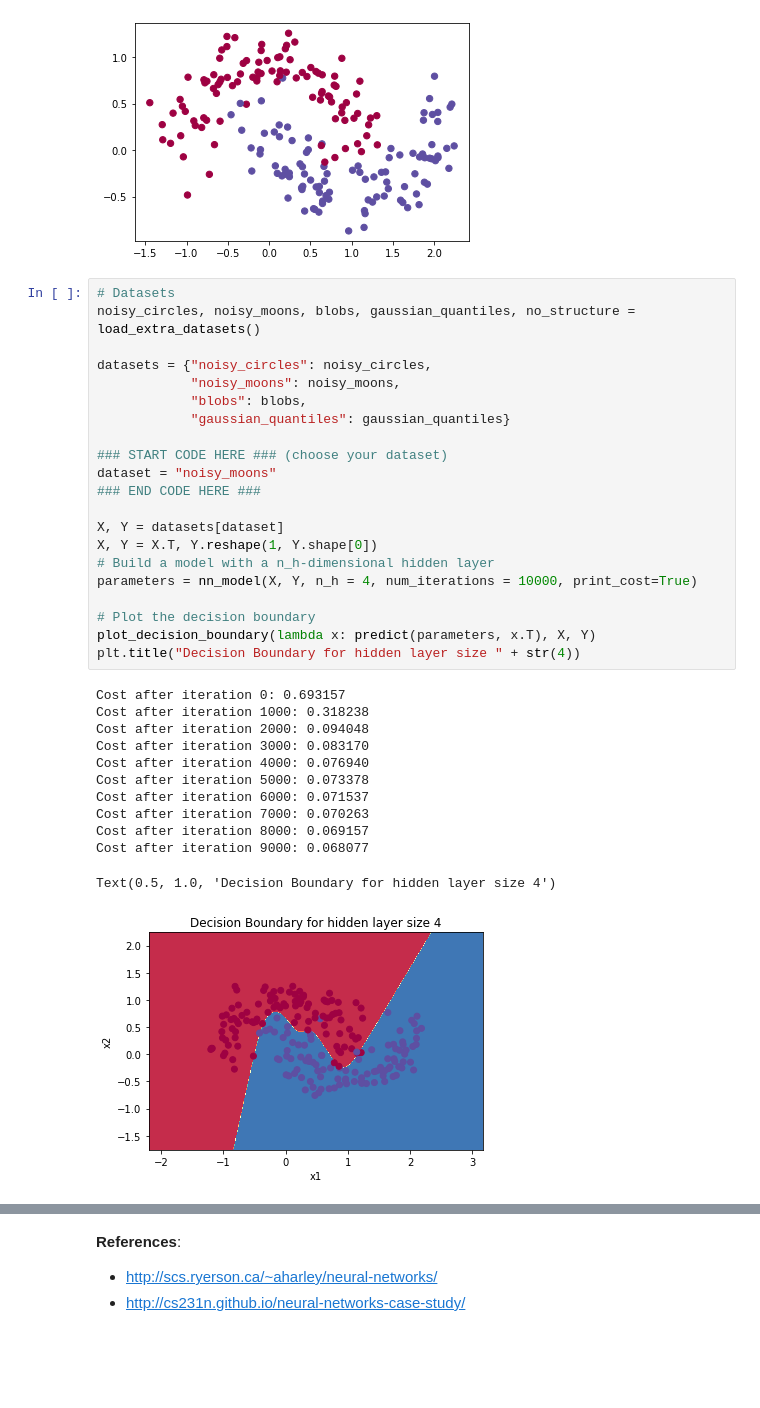
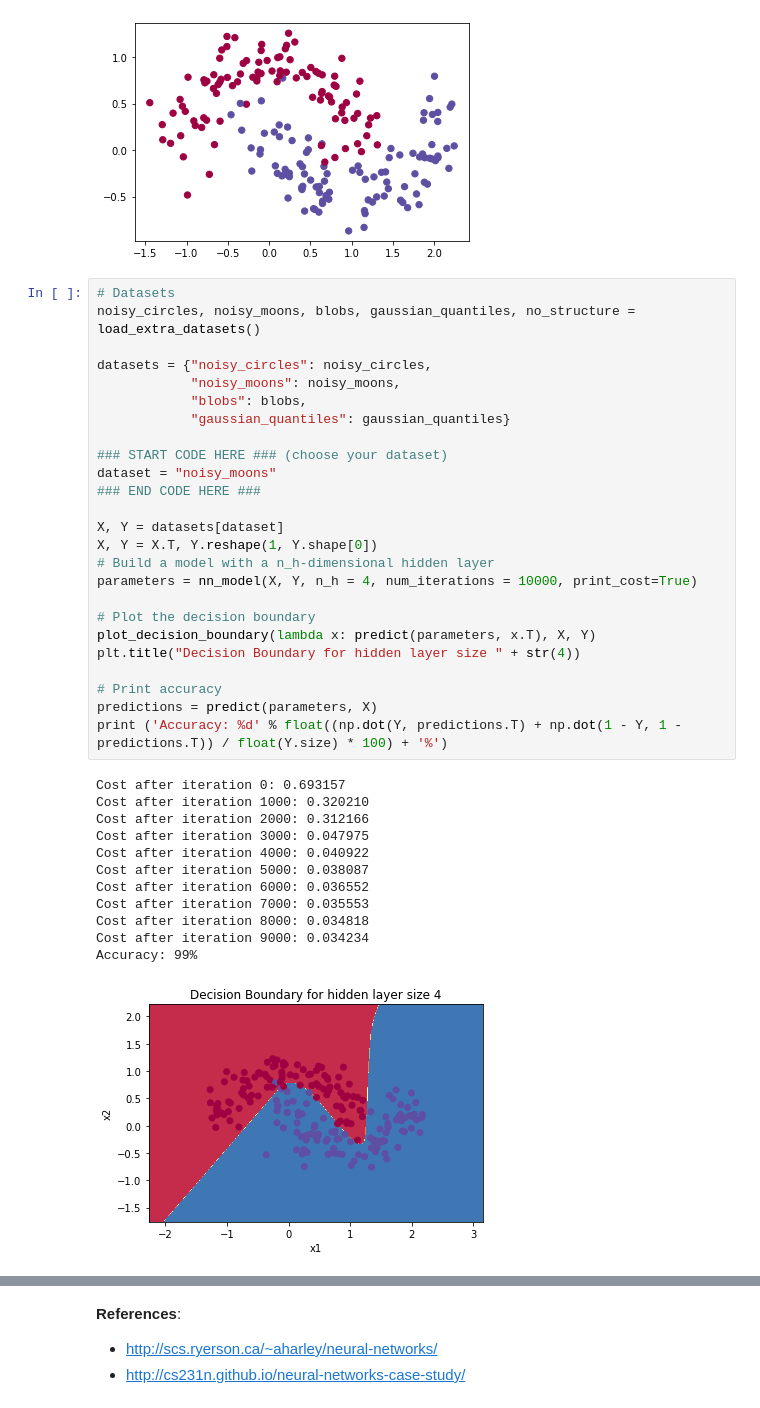
Before and after one commit to axiom-of-choice/Deep-Learning-Specialization, a Jupyter notebook: C1_Neural_Networks_and_Deep_Learning/W3_Shallow_Neural_Networks/Planar_data_classification_with_one_hidden_layer.ipynb, the cells around one changed output, grey strips where cells are left out. Cells and saved outputs as stored; diff of their text form; blank space fills up the shorter version.

```diff
--- a/C1_Neural_Networks_and_Deep_Learning/W3_Shallow_Neural_Networks/Planar_data_classification_with_one_hidden_layer.ipynb
+++ b/C1_Neural_Networks_and_Deep_Learning/W3_Shallow_Neural_Networks/Planar_data_classification_with_one_hidden_layer.ipynb
@@ -1084,35 +1084,39 @@ plt.scatter(X[0, :], X[1, :], c=Y, s=40, cmap=plt.cm.Spectral);
 # %%
 # Datasets
 noisy_circles, noisy_moons, blobs, gaussian_quantiles, no_structure = load_extra_datasets()
 
 datasets = {"noisy_circles": noisy_circles,
             "noisy_moons": noisy_moons,
             "blobs": blobs,
             "gaussian_quantiles": gaussian_quantiles}
 
 ### START CODE HERE ### (choose your dataset)
 dataset = "noisy_moons"
 ### END CODE HERE ###
 
 X, Y = datasets[dataset]
 X, Y = X.T, Y.reshape(1, Y.shape[0])
 # Build a model with a n_h-dimensional hidden layer
 parameters = nn_model(X, Y, n_h = 4, num_iterations = 10000, print_cost=True)
 
 # Plot the decision boundary
 plot_decision_boundary(lambda x: predict(parameters, x.T), X, Y)
 plt.title("Decision Boundary for hidden layer size " + str(4))
+
+# Print accuracy
+predictions = predict(parameters, X)
+print ('Accuracy: %d' % float((np.dot(Y, predictions.T) + np.dot(1 - Y, 1 - predictions.T)) / float(Y.size) * 100) + '%')
 # %% [output]
 Cost after iteration 0: 0.693157
-Cost after iteration 1000: 0.318238
-Cost after iteration 2000: 0.094048
-Cost after iteration 3000: 0.083170
-Cost after iteration 4000: 0.076940
-Cost after iteration 5000: 0.073378
-Cost after iteration 6000: 0.071537
-Cost after iteration 7000: 0.070263
-Cost after iteration 8000: 0.069157
-Cost after iteration 9000: 0.068077
+Cost after iteration 1000: 0.320210
+Cost after iteration 2000: 0.312166
+Cost after iteration 3000: 0.047975
+Cost after iteration 4000: 0.040922
+Cost after iteration 5000: 0.038087
+Cost after iteration 6000: 0.036552
+Cost after iteration 7000: 0.035553
+Cost after iteration 8000: 0.034818
+Cost after iteration 9000: 0.034234
+Accuracy: 99%
-Text(0.5, 1.0, 'Decision Boundary for hidden layer size 4')
-[figure, old version]
+[figure, new version]
 # %%
```
Also changed, not shown: parts of 3 cells of this notebook.
